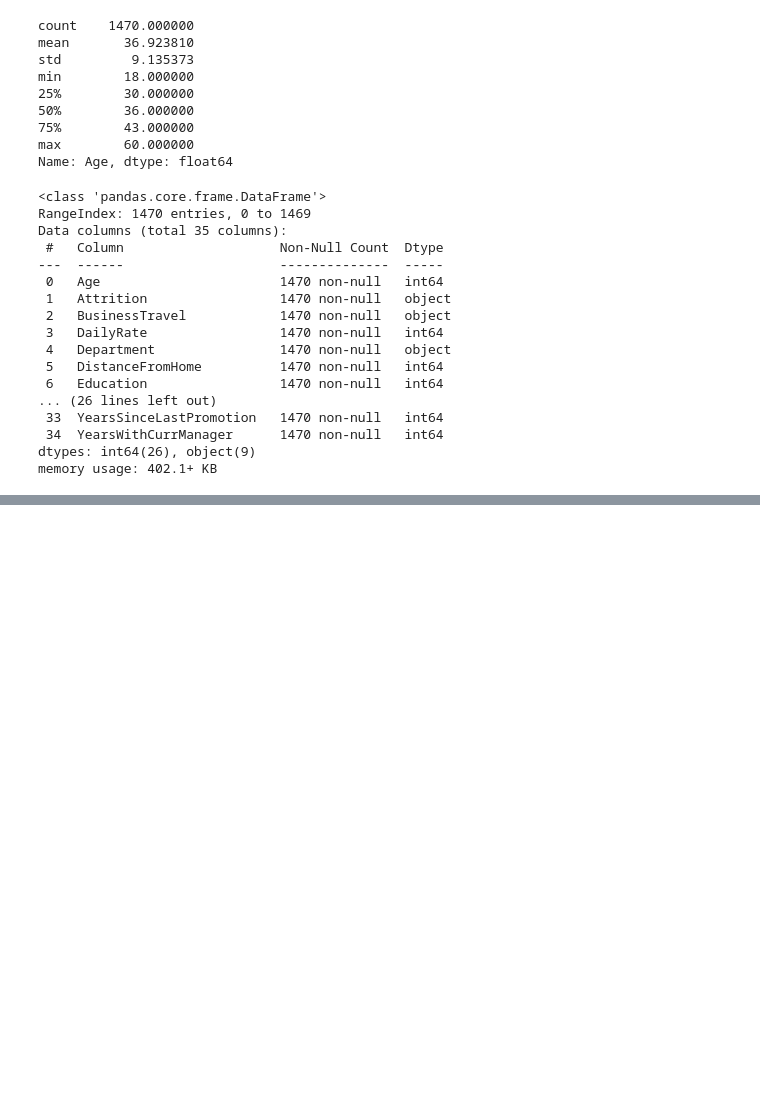
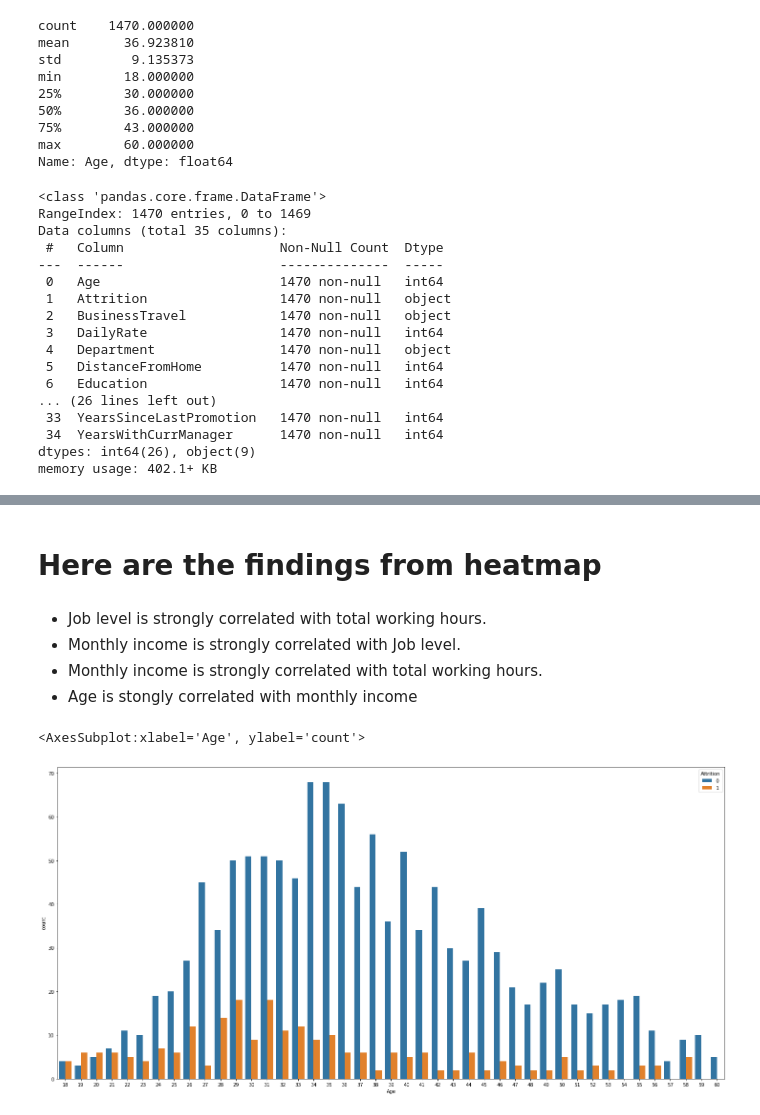
Before and after one commit to Deeplearning186/Personal-Projects, a Jupyter notebook: Human_Resources/Employee Retention.ipynb, the cells around one changed output, grey strips where cells are left out. Saved outputs shown, nothing was run; the diff lists cells and outputs as text; code cells hidden in the pictures; blank space fills up the shorter version.

```diff
--- a/Human_Resources/Employee Retention.ipynb
+++ b/Human_Resources/Employee Retention.ipynb
@@ -76,0 +161,13 @@ employee_df.head(5)
+# %% [markdown]
+<h1 style= font size: "1vw"> Here are the findings from heatmap </h1>
+# %% [markdown]
+* Job level is strongly correlated with total working hours.
+* Monthly income is strongly correlated with Job level.
+* Monthly income is strongly correlated with total working hours.
+* Age is stongly correlated with monthly income
+# %%
+plt.figure(figsize = [25, 12])
+sns.countplot(x = "Age", hue = "Attrition", data = employee_df)
+# %% [output]
+<AxesSubplot:xlabel='Age', ylabel='count'>
+[figure, added]
```
Also changed, not shown: parts of 27 cells of this notebook.
